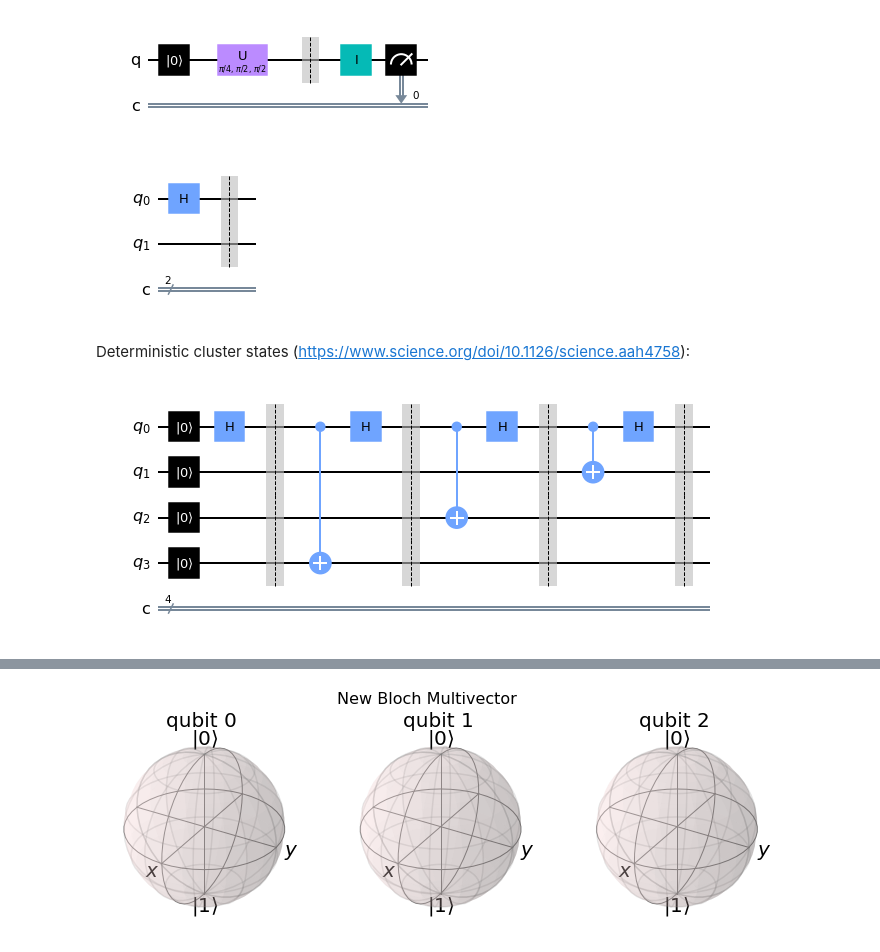
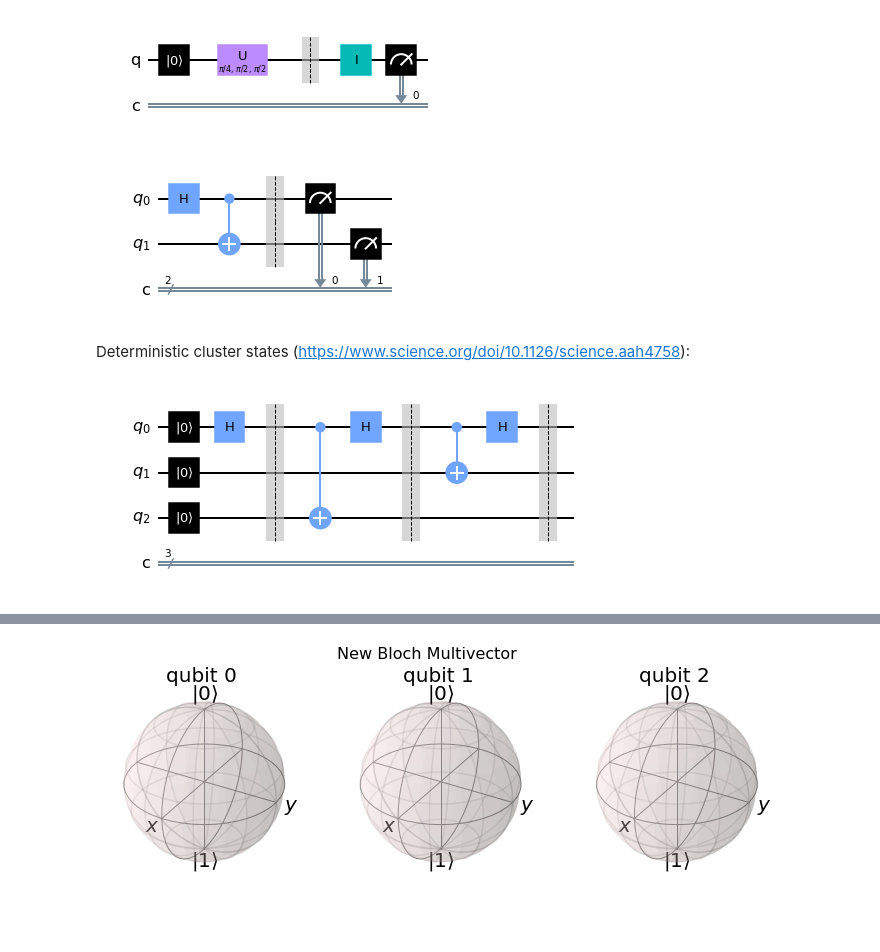
Before and after one commit to DeDuckProject/quantum-playground, a Jupyter notebook: basic-quantum-circuit.ipynb, the cells around one changed output, grey strips where cells are left out. Cells and saved outputs as stored; diff of their text form; code cells hidden in the pictures; blank space fills up the shorter version.

Commit message:
Revert "Added benchmarking of small scale circuit simluation"
This reverts commit 77352454563ea49833d7fef88f80e9784d6f989b.

```diff
--- a/basic-quantum-circuit.ipynb
+++ b/basic-quantum-circuit.ipynb
@@ -50,32 +50,29 @@ circuit.draw('mpl')
 # %%
 n = 2 # number of qubits
 # n-qubit entanglement:
 qreg_q = QuantumRegister(n, 'q')
 creg_c = ClassicalRegister(n, 'c')
 circuit = QuantumCircuit(qreg_q, creg_c)
 
 circuit.h(qreg_q[0])
 
-# for i in range(1,n):
-#     circuit.cx(qreg_q[0], qreg_q[i])
-#     circuit.cx(qreg_q[0], qreg_q[i])
+for i in range(1,n):
+    circuit.cx(qreg_q[0], qreg_q[i])
 
-# circuit.h(qreg_q[0])
 circuit.barrier()
-# for i in range(n):
-    # circuit.measure(qreg_q[i], creg_c[i])
-
+for i in range(n):
+    circuit.measure(qreg_q[i], creg_c[i])
 
 circuit.draw(output='mpl')
 # editor = CircuitComposer(circuit=circuit)
 # editor
 # %% [output]
-[figure, old version]
+[figure, new version]
 # %% [markdown]
 Deterministic cluster states (https://www.science.org/doi/10.1126/science.aah4758):
 # %%
 # Deterministic cluster states example
-n = 4
+n = 3
 qreg_q = QuantumRegister(n, 'q')
 creg_c = ClassicalRegister(n, 'c')
 circuit = QuantumCircuit(qreg_q, creg_c)
@@ -102,7 +99,7 @@ circuit.draw('mpl')
 # editor = CircuitComposer(circuit=circuit)
 # editor
 # %% [output]
-[figure, old version]
+[figure, new version]
 # %%
 # Print state vector
 
```
Also changed, not shown: parts of 4 cells of this notebook, 1 other file.
